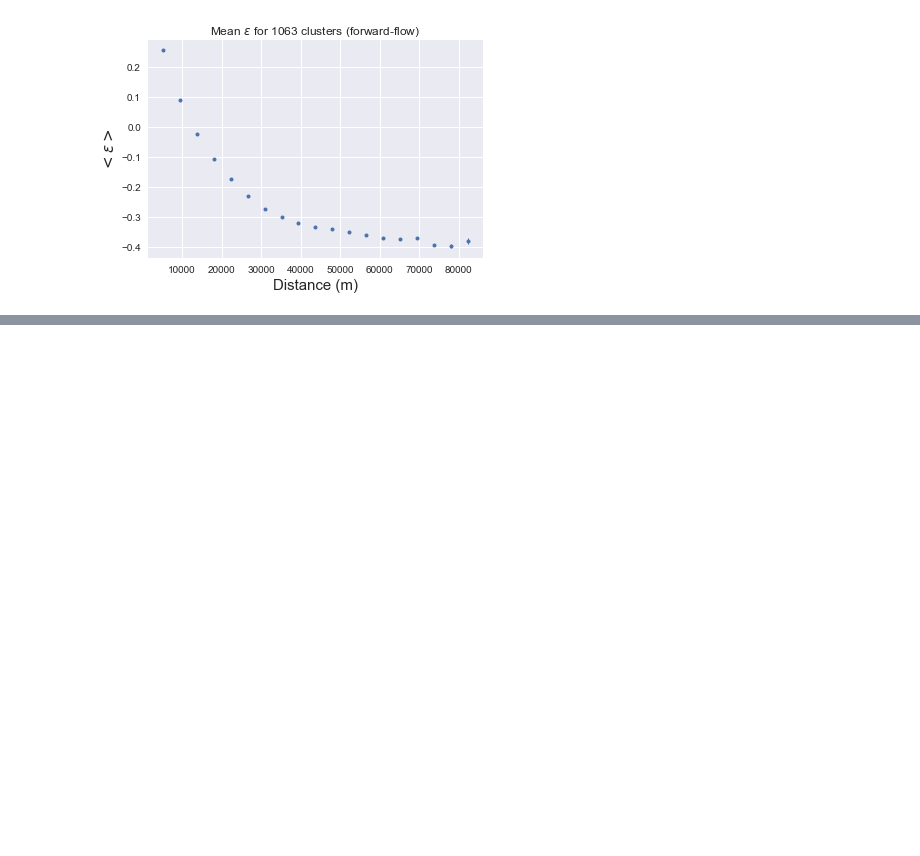
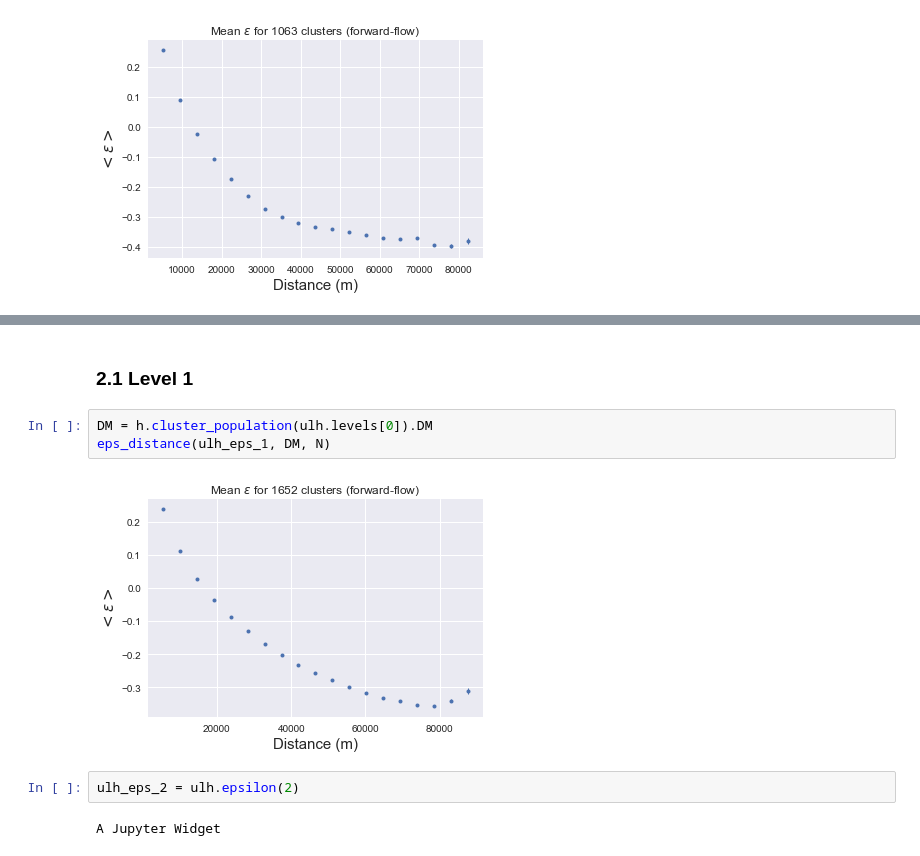
Before and after one commit to jbremz/human_mob, a Jupyter notebook: Notebooks/Ilaria's Log/Week 13.ipynb, the cells around one changed output, grey strips where cells are left out. Saved outputs shown, nothing was run; the diff lists cells and outputs as text; blank space fills up the shorter version.

```diff
--- a/Notebooks/Ilaria's Log/Week 13.ipynb
+++ b/Notebooks/Ilaria's Log/Week 13.ipynb
@@ -99,0 +139,11 @@ eps_distance(u_eps_1, DM, N)
+# %% [markdown]
+### 2.1 Level 1
+# %%
+DM = h.cluster_population(ulh.levels[0]).DM
+eps_distance(ulh_eps_1, DM, N)
+# %% [output]
+[figure, added]
+# %%
+ulh_eps_2 = ulh.epsilon(2)
+# %% [output]
+A Jupyter Widget
```
Also changed, not shown: parts of 16 cells of this notebook, 1 other file.
